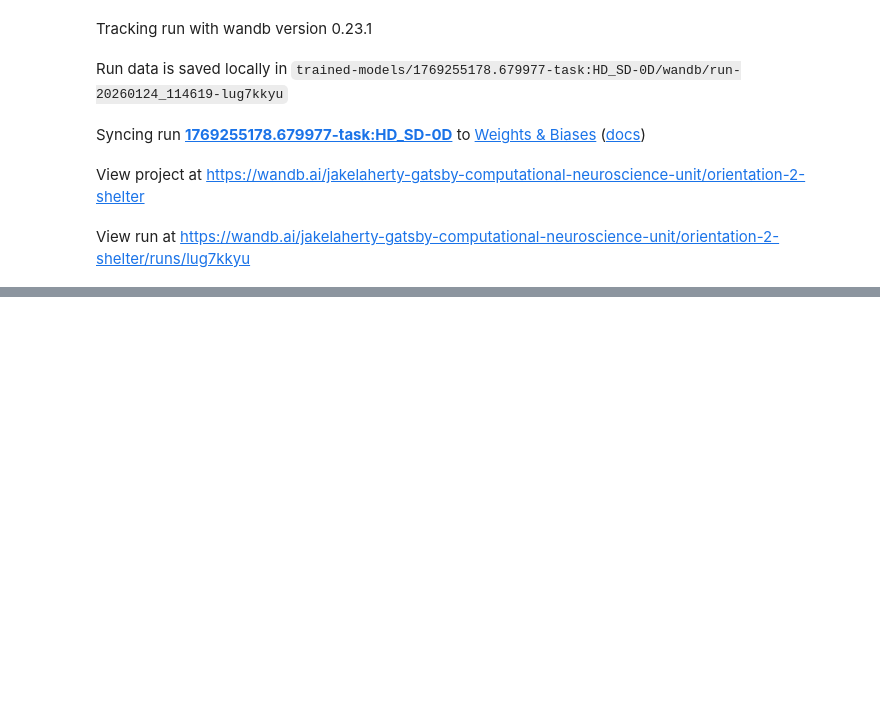
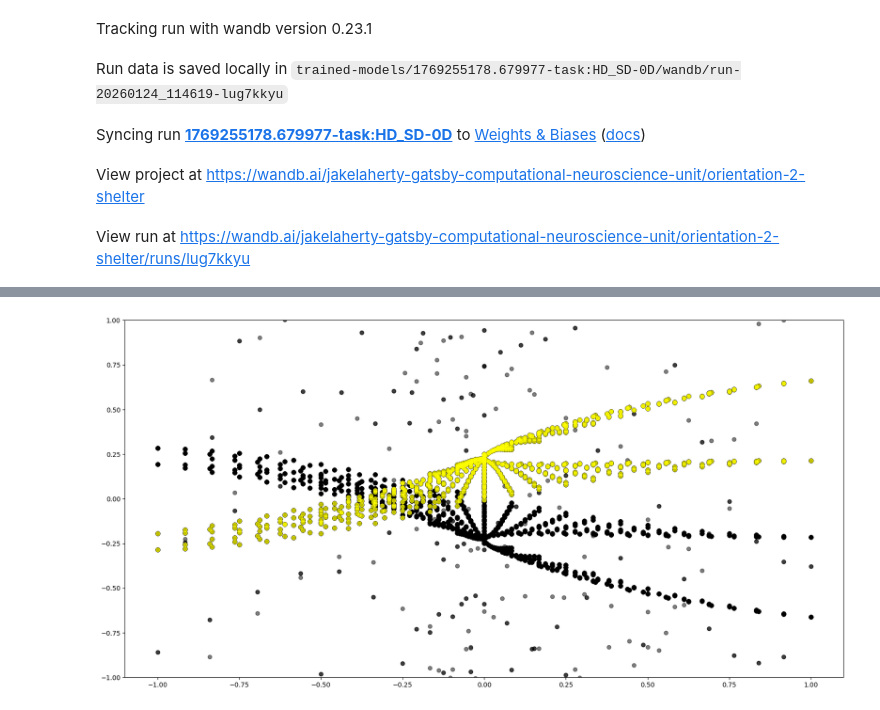
Before and after one commit to jake-latte/Orientation2Shelter, a Jupyter notebook: notebooks/scratch.ipynb, the cells around one changed output, grey strips where cells are left out. Drawn from its saved outputs; the diff is of its cells as text; code cells hidden in the pictures; blank space fills up the shorter version.

```diff
--- a/notebooks/scratch.ipynb
+++ b/notebooks/scratch.ipynb
@@ -122,0 +1160,88 @@ sd_0d_example_neurons = [0, 7]
+# %%
+from matplotlib.cm import ScalarMappable
+
+max_iter = 200
+tol = 1e-10
+damping = 0.7
+
+def make_correlated_samples(L, n_power=6):
+    dim = L.shape[1]
+    x = torch.normal(mean=0, std=1, size=(dim, 2**n_power))
+    z = L@x
+    return z
+
+_sigma_m, _sigma_n, _sigma_I, _rho_mn, _h_0 = sigma_m.detach()[order], sigma_n.detach()[order], sigma_I.detach()[order], rho_mn.detach()[order], h_0.detach()[order]
+
+cov = torch.stack([
+    torch.stack([_sigma_m**2, _sigma_m * _sigma_n * _rho_mn, torch.zeros_like(_sigma_m), torch.zeros_like(_sigma_m)], dim=1),
+    torch.stack([_sigma_m * _sigma_n * _rho_mn, _sigma_n**2, torch.zeros_like(_sigma_n), torch.zeros_like(_sigma_n)], dim=1),
+    torch.stack([torch.zeros_like(_sigma_I), torch.zeros_like(_sigma_I), _sigma_I**2, torch.zeros_like(_sigma_I)], dim=1),
+    torch.stack([torch.zeros_like(_sigma_I), torch.zeros_like(_sigma_I), torch.zeros_like(_sigma_I), _sigma_I**2], dim=1)
+], dim=1)
+
+L, info = torch.linalg.cholesky_ex(cov)
+
+# info == 0 means success
+valid = (info == 0)
+print(f'usable optimisations: {valid.sum().item()}')
+
+# keep only successful decompositions
+L = L[valid]          # shape [B', 4, 4]
+cov = cov[valid]      # optional, same B'
+_sigma_m, _sigma_n, _sigma_I, _rho_mn, _h_0 = _sigma_m[valid], _sigma_n[valid], _sigma_I[valid], _rho_mn[valid], _h_0[valid]
+
+z = make_correlated_samples(L, n_power=6).transpose(1, 0)
+
+m  = z[0]           # (valid, samples)
+n_perp  = z[1]
+I_A = z[2]
+I_B = z[3]
+n = n_perp + (1/_sigma_I**2)[:,None]*I_A*I_B
+c = 1
+
+
+with torch.no_grad():
+    K = torch.zeros((aa.shape[0], m.shape[0]))     # (n_inputs, valid)
+    for _ in range(max_iter):
+
+        h = torch.einsum('vs,sn->vsn', K, m) + torch.einsum('v,sn->vsn', aa, I_A) + torch.einsum('v,sn->vsn', bb, I_B) + c
+
+        K_new = torch.einsum('sn,vsn->vsn', n, phi(h)).mean(dim=2)
+
+        err = torch.max(torch.abs(K_new - K))
+        K = damping * K_new + (1.0 - damping) * K
+
+        if err < tol:
+            break
+
+
+_w = (1 - _sigma_m * _sigma_n * _rho_mn * (d1phi(_h_0) - d2phi(_h_0)*_h_0)) / (_sigma_I**2 * d2phi(_h_0))
+print(_w.shape, K.shape)
+
+est_ab = torch.einsum('s, vs -> sv', _w, K)                                          # (valid, n_inputs)
+
+error = torch.abs( est_ab - (aa*bb)[None,:] ).mean(axis=1)                           # (valid)
+
+best_params = np.argmin( error )
+
+fig, ax = plt.subplots(1, 1, figsize=(20,10))
+
+# ax[0].plot(h_0, w)
+# ax[0].set_yscale('log')
+
+# cmap = colormaps.get_cmap('RdBu')
+# norm = Normalize(vmin=h_0[0], vmax=h_0[-1])
+for i in range(len(_w)):
+    ax.scatter(aa*bb, est_ab[i], alpha=0.5, color='k')
+ax.scatter(aa*bb, est_ab[best_params], color='yellow', alpha=0.75)
+ax.set_ylim((aa*bb).min(), (aa*bb).max())
+
+# sm = ScalarMappable(norm=norm, cmap=cmap)
+# fig.colorbar(sm, ax=ax[1], orientation='horizontal')
+# ax[1].set_ylim(((aa*bb).min(), (aa*bb).max()))
+# ax[1].plot(np.linspace((aa*bb).min(), (aa*bb).max(), 100), np.linspace((aa*bb).min(), (aa*bb).max(), 100), ls='--', color='k')
+
+# ax[2].plot(h_0, error)
+# ax[2].scatter(h_0[ best_h_0 ], error[ best_h_0 ], color='yellow', s=50)
+# ax[2].set_yscale('log')
+# %% [output]
@@ -122,0 +1251 @@ sd_0d_example_neurons = [0, 7]
+[figure, added]
```
Also changed, not shown: parts of 15 cells of this notebook.
